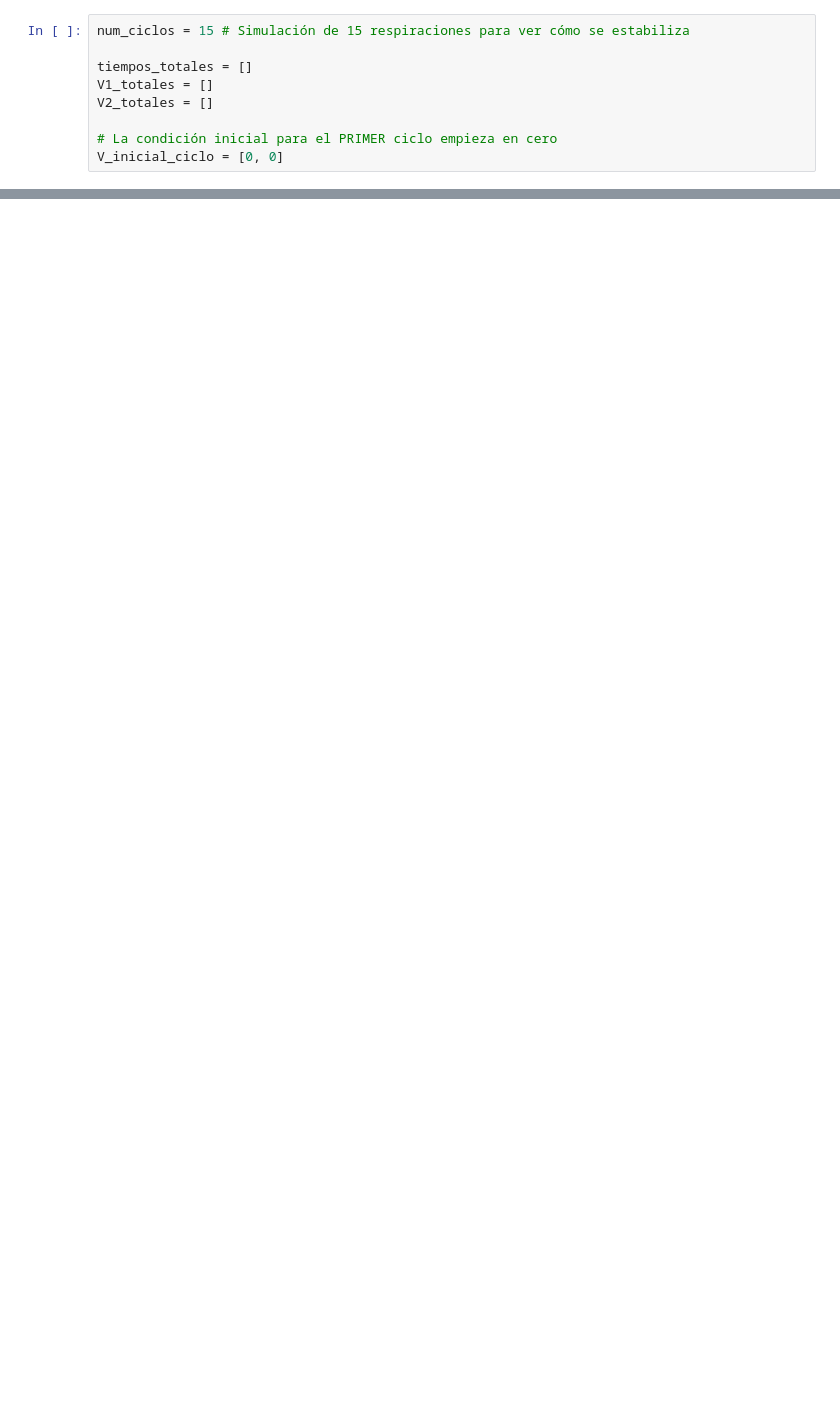
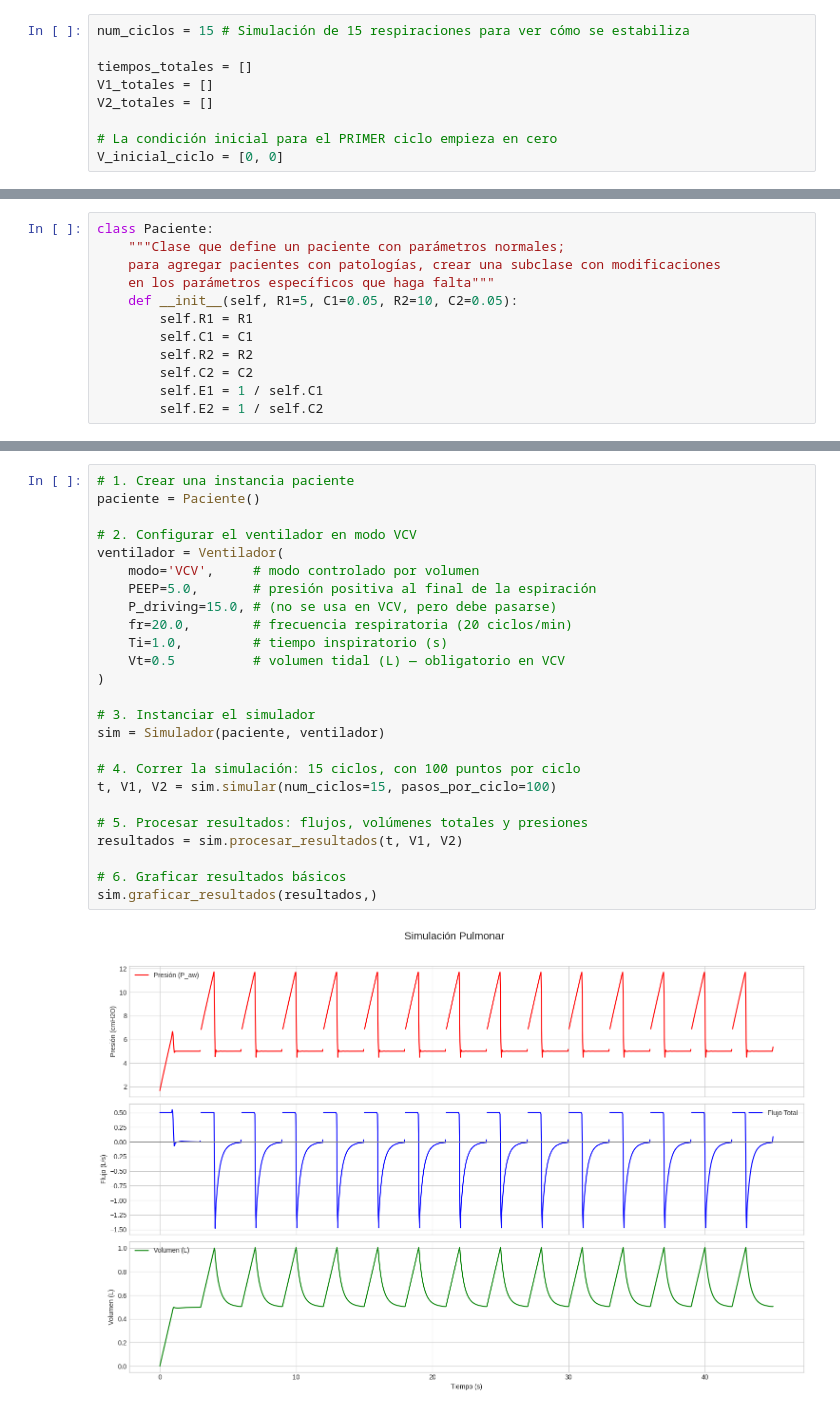
Before and after one commit to julianestebanquintana/prototipo_simulador, a Jupyter notebook: notebooks/01_prototipo_mecanico.ipynb, the cells around one changed output, grey strips where cells are left out. Cells and saved outputs as stored; diff of their text form; blank space fills up the shorter version.

```diff
--- a/notebooks/01_prototipo_mecanico.ipynb
+++ b/notebooks/01_prototipo_mecanico.ipynb
@@ -559,0 +550,12 @@ Auto-PEEP final (estable): 1.45 cmH2O
+# %%
+class Paciente:
+    """Clase que define un paciente con parámetros normales;
+    para agregar pacientes con patologías, crear una subclase con modificaciones
+    en los parámetros específicos que haga falta"""
+    def __init__(self, R1=5, C1=0.05, R2=10, C2=0.05):
+        self.R1 = R1
+        self.C1 = C1
+        self.R2 = R2
+        self.C2 = C2
+        self.E1 = 1 / self.C1
+        self.E2 = 1 / self.C2
@@ -559,0 +732,27 @@ Auto-PEEP final (estable): 1.45 cmH2O
+# %%
+# 1. Crear una instancia paciente
+paciente = Paciente()
+
+# 2. Configurar el ventilador en modo VCV
+ventilador = Ventilador(
+    modo='VCV',     # modo controlado por volumen
+    PEEP=5.0,       # presión positiva al final de la espiración
+    P_driving=15.0, # (no se usa en VCV, pero debe pasarse)
+    fr=20.0,        # frecuencia respiratoria (20 ciclos/min)
+    Ti=1.0,         # tiempo inspiratorio (s)
+    Vt=0.5          # volumen tidal (L) — obligatorio en VCV
+)
+
+# 3. Instanciar el simulador
+sim = Simulador(paciente, ventilador)
+
+# 4. Correr la simulación: 15 ciclos, con 100 puntos por ciclo
+t, V1, V2 = sim.simular(num_ciclos=15, pasos_por_ciclo=100)
+
+# 5. Procesar resultados: flujos, volúmenes totales y presiones
+resultados = sim.procesar_resultados(t, V1, V2)
+
+# 6. Graficar resultados básicos
+sim.graficar_resultados(resultados,)
+# %% [output]
+[figure, added]
```
Also changed, not shown: parts of 19 cells of this notebook, 2 other files.
